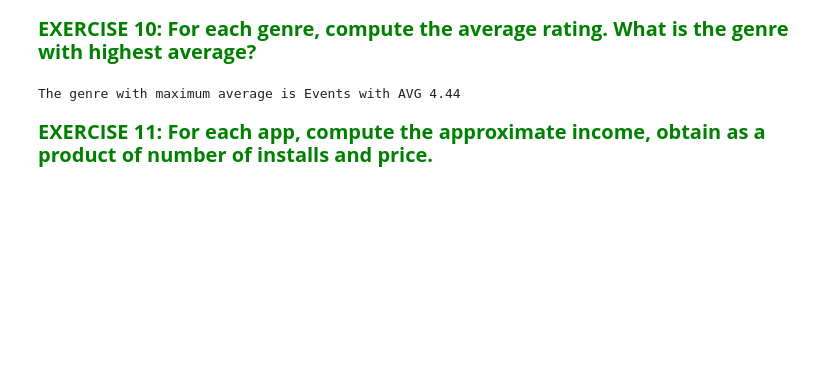
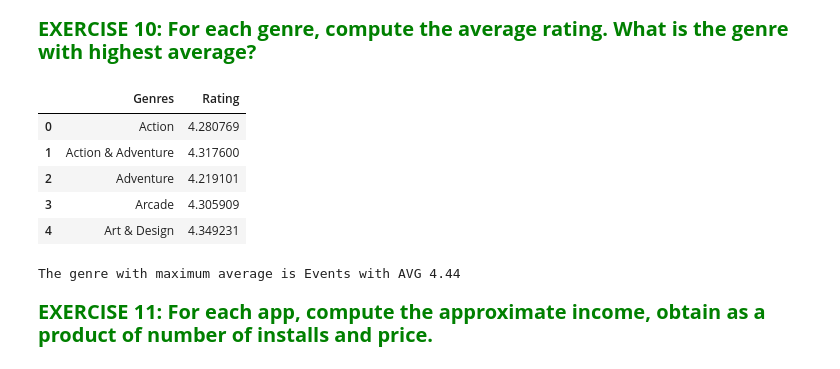
Before and after one commit to CryptoCaru/Data-cleaning-and-extraction, a Jupyter notebook: Progetto FCS.ipynb, the cells around one changed output. Saved outputs shown, nothing was run; the diff lists cells and outputs as text; code cells hidden in the pictures; blank space fills up the shorter version.

```diff
--- a/Progetto FCS.ipynb
+++ b/Progetto FCS.ipynb
@@ -215,3 +235,13 @@ gps.head()
 # %% [markdown]
 <span style="color:green;font-weight:bold;font-size:20px">EXERCISE 10: For each genre, compute the average rating. What is the genre with highest average?
+# %%
+avg_rating = gps.groupby(['Genres'], as_index = False)[['Rating']].mean()
+avg_rating.head()
+# %% [output]
+|  | Genres | Rating |
+| 0 | Action | 4.280769 |
+| 1 | Action & Adventure | 4.317600 |
+| 2 | Adventure | 4.219101 |
+| 3 | Arcade | 4.305909 |
+| 4 | Art & Design | 4.349231 |
 # %%
```
Also changed, not shown: parts of 3 cells of this notebook.
